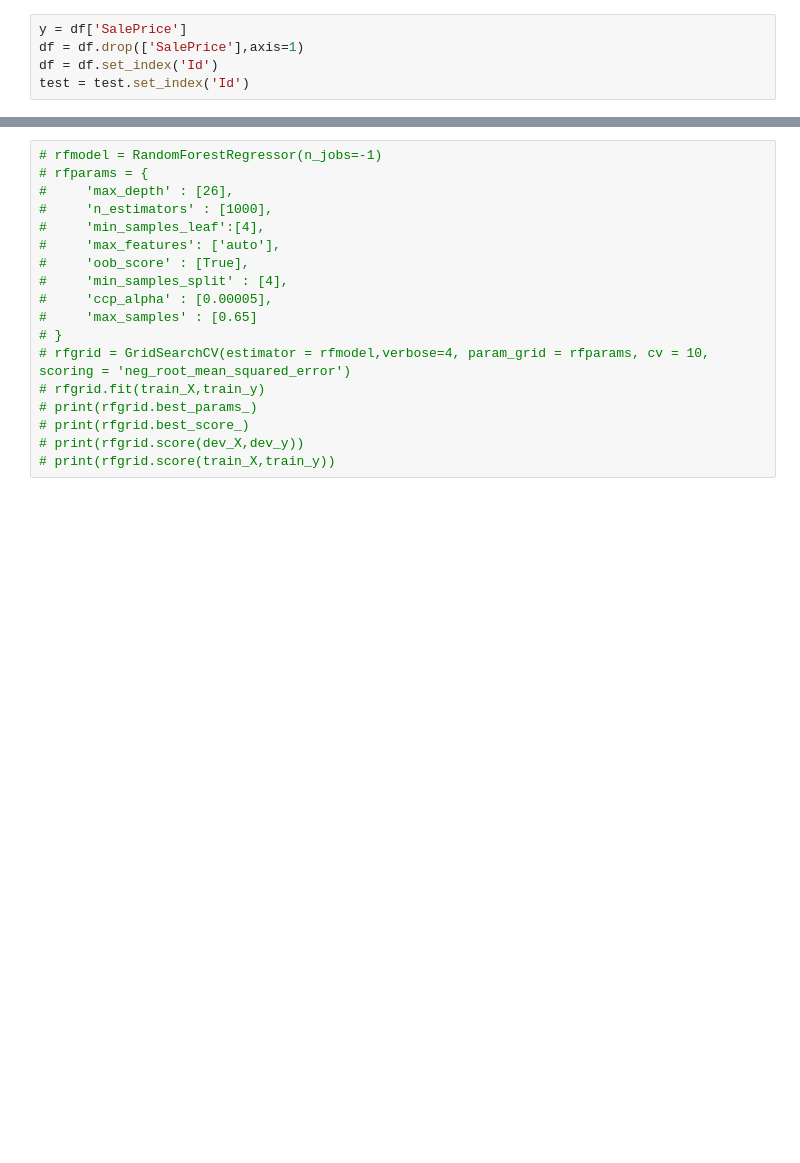
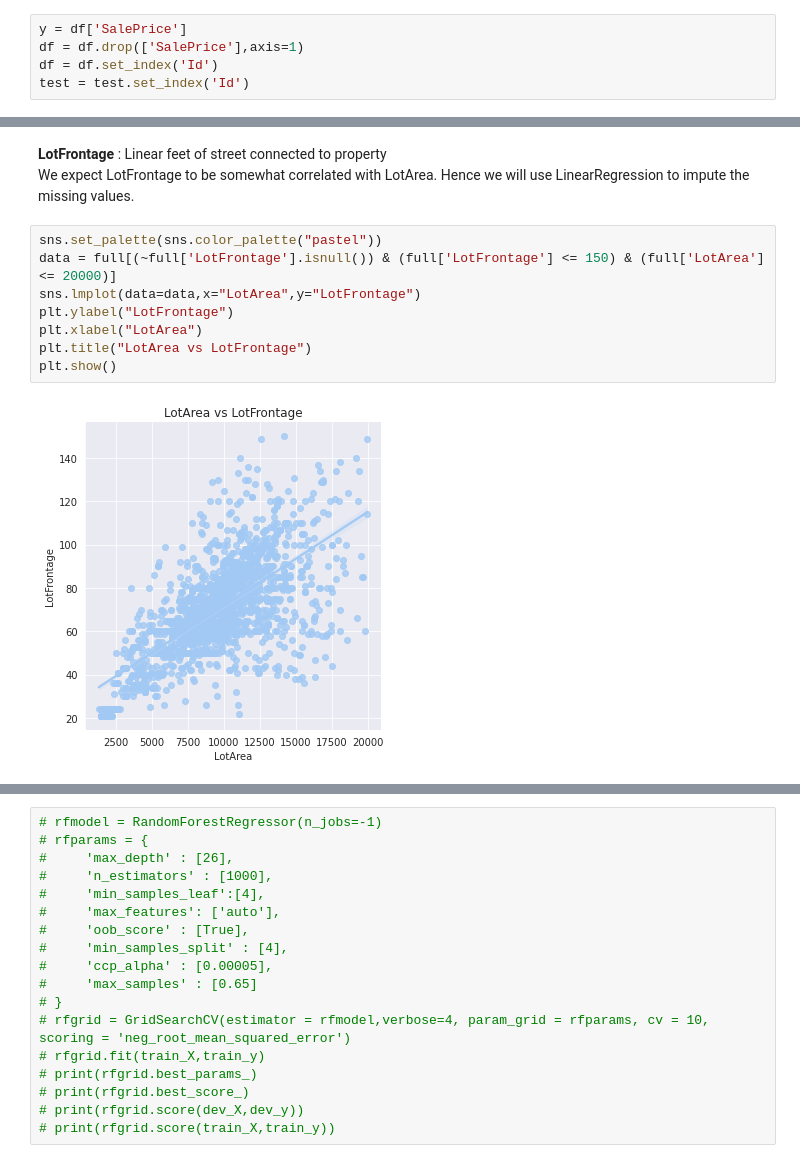
Before and after one commit to yenwee/housing_price_prediction, a Jupyter notebook: Housing Price Prediction.ipynb, the cells around one changed output, grey strips where cells are left out. Drawn from its saved outputs; the diff is of its cells as text; blank space fills up the shorter version.

```diff
--- a/Housing Price Prediction.ipynb
+++ b/Housing Price Prediction.ipynb
@@ -121,0 +115,13 @@ for col in df[df.columns]:
+# %% [markdown]
+**LotFrontage** : Linear feet of street connected to property
+We expect LotFrontage to be somewhat correlated with LotArea. Hence we will use LinearRegression to impute the missing values.
+# %%
+sns.set_palette(sns.color_palette("pastel"))
+data = full[(~full['LotFrontage'].isnull()) & (full['LotFrontage'] <= 150) & (full['LotArea'] <= 20000)]
+sns.lmplot(data=data,x="LotArea",y="LotFrontage")
+plt.ylabel("LotFrontage")
+plt.xlabel("LotArea")
+plt.title("LotArea vs LotFrontage")
+plt.show()
+# %% [output]
+[figure, added]
```
Also changed, not shown: parts of 90 cells of this notebook.
